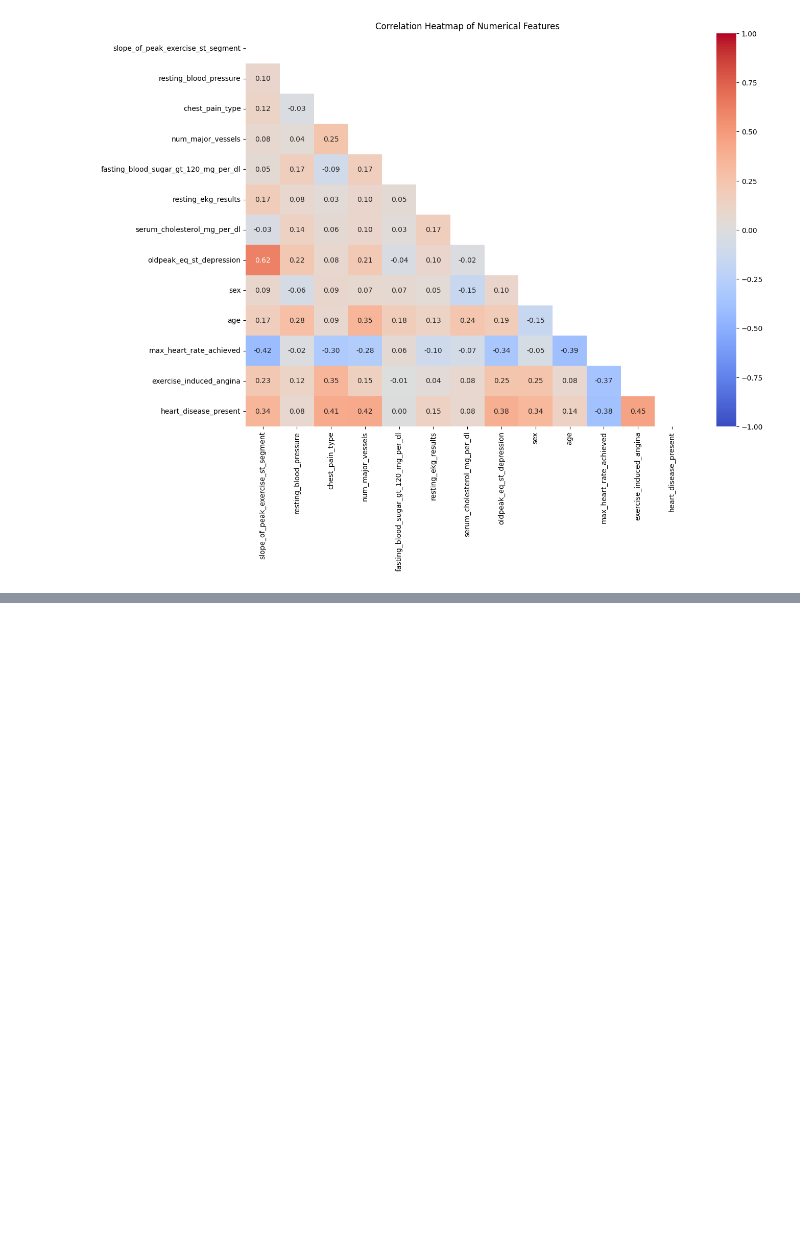
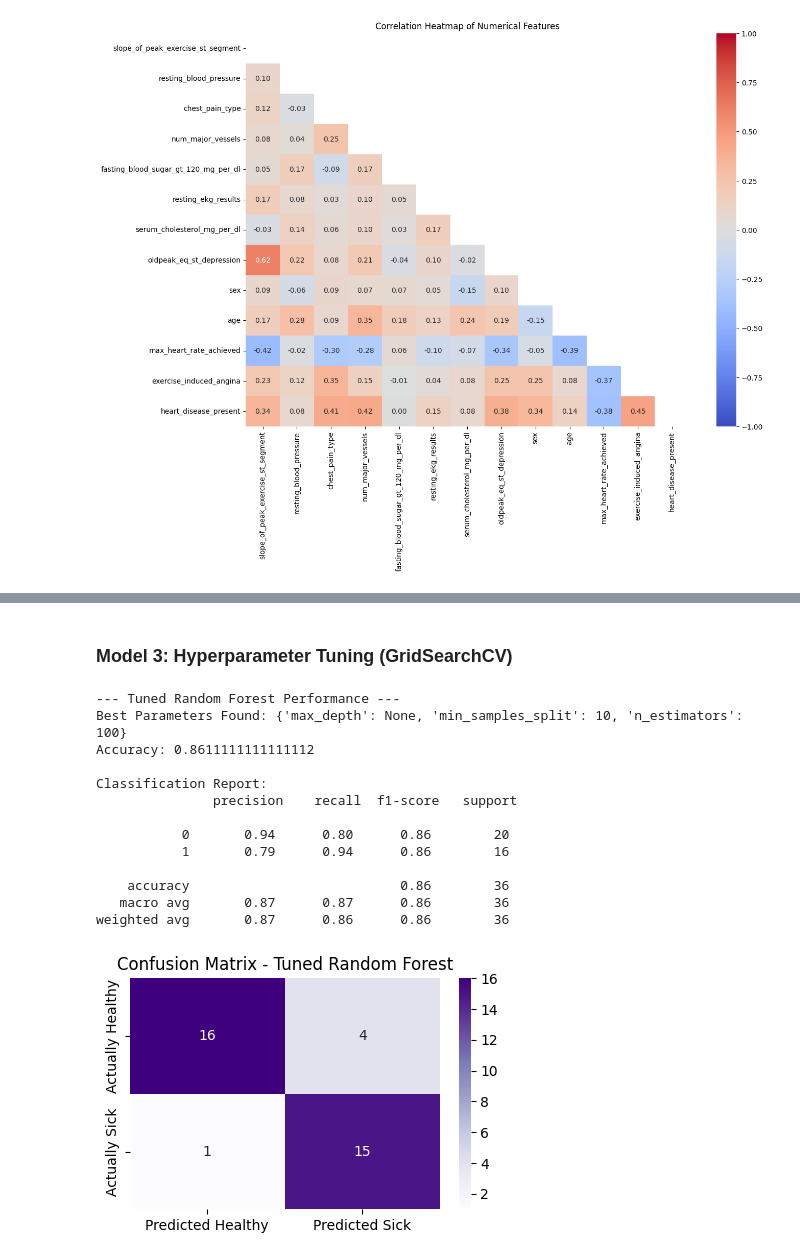
Before and after one commit to omer-f4r00q/Heart-Disease-Prediction-Project, a Jupyter notebook: notebooks/heart_disease_eda_modeling.ipynb, the cells around one changed output, grey strips where cells are left out. Cells and saved outputs as stored; diff of their text form; code cells hidden in the pictures; blank space fills up the shorter version.

```diff
--- a/notebooks/heart_disease_eda_modeling.ipynb
+++ b/notebooks/heart_disease_eda_modeling.ipynb
@@ -196,0 +371,59 @@ plt.show()
+# %% [markdown]
+### Model 3: Hyperparameter Tuning (GridSearchCV)
+# %%
+from sklearn.model_selection import GridSearchCV
+
+# 1. Define the "Grid" of dials we want to test
+param_grid = {
+    'n_estimators':[50, 100, 200],       # Number of trees in the forest
+    'max_depth':[None, 5, 10, 20],       # Maximum depth of the trees
+    'min_samples_split': [2, 5, 10]       # Minimum samples required to split a node
+}
+
+# 2. Initialize the Grid Search
+# cv=5 means 5-fold cross-validation (it tests each combination 5 times for reliability)
+# n_jobs=-1 tells your computer to use all its processor cores to run this faster
+grid_search = GridSearchCV(estimator=RandomForestClassifier(random_state=42),
+                           param_grid=param_grid,
+                           cv=5,
+                           scoring='accuracy',
+                           n_jobs=-1)
+
+# 3. Fit it to the training data (This will train and test 180 different models in the background!)
+grid_search.fit(X_train_scaled, y_train)
+
+# 4. Extract the absolute best model from the grid
+best_rf_model = grid_search.best_estimator_
+
+# 5. Make predictions with the best model on our vault Test data
+y_pred_best_rf = best_rf_model.predict(X_test_scaled)
+
+# 6. Evaluate the results
+print("--- Tuned Random Forest Performance ---")
+print("Best Parameters Found:", grid_search.best_params_)
+print("Accuracy:", accuracy_score(y_test, y_pred_best_rf))
+print("\nClassification Report:\n", classification_report(y_test, y_pred_best_rf))
+
+# 7. Confusion Matrix for the Tuned Model
+conf_matrix_best = confusion_matrix(y_test, y_pred_best_rf)
+plt.figure(figsize=(5, 3))
+sns.heatmap(conf_matrix_best, annot=True, fmt='d', cmap='Purples',
+            xticklabels=['Predicted Healthy', 'Predicted Sick'],
+            yticklabels=['Actually Healthy', 'Actually Sick'])
+plt.title('Confusion Matrix - Tuned Random Forest')
+plt.show()
+# %% [output]
+--- Tuned Random Forest Performance ---
+Best Parameters Found: {'max_depth': None, 'min_samples_split': 10, 'n_estimators': 100}
+Accuracy: 0.8611111111111112
+
+Classification Report:
+               precision    recall  f1-score   support
+
+           0       0.94      0.80      0.86        20
+           1       0.79      0.94      0.86        16
+
+    accuracy                           0.86        36
+   macro avg       0.87      0.87      0.86        36
+weighted avg       0.87      0.86      0.86        36
+[figure, added]
```
Also changed, not shown: parts of 30 cells of this notebook, 1 other file.
